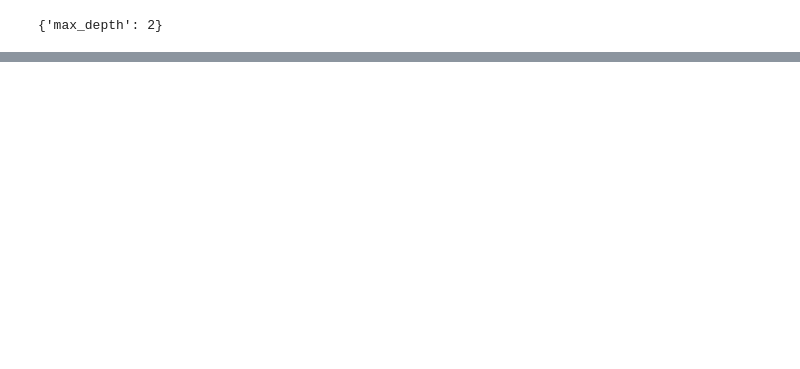
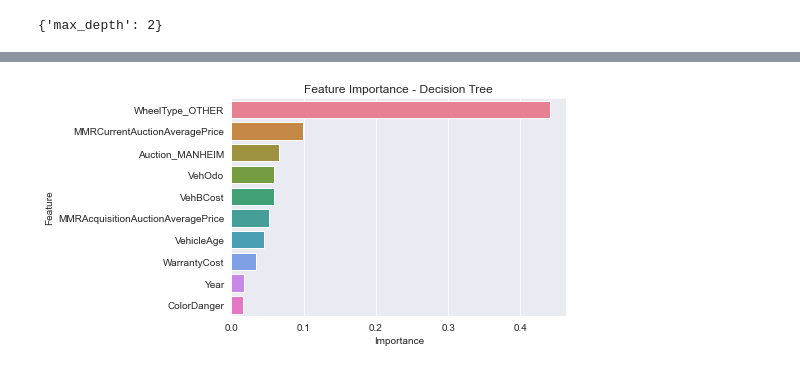
Before and after one commit to Koliber216/DontGetKicked-ML-Classification, a Jupyter notebook: model_notebooks/Decision_tree.ipynb, the cells around one changed output, grey strips where cells are left out. Drawn from its saved outputs; the diff is of its cells as text; code cells hidden in the pictures; blank space fills up the shorter version.

Commit message:
aktualizacje modeli

```diff
--- a/model_notebooks/Decision_tree.ipynb
+++ b/model_notebooks/Decision_tree.ipynb
@@ -109,10 +117,10 @@ roc_auc_continuous:    0.6971
 # %%
-from sklearn.model_selection import RandomizedSearchCV
-
 parameters = dict(max_depth=np.arange(25, 65, 3), min_samples_split=np.arange(2, 8),
                   min_samples_leaf=np.arange(1, 20, 2), max_features=np.arange(20, 150, 5))
 
-rand_search = RandomizedSearchCV(dct, scoring='accuracy', cv=3, return_train_score=True, param_distributions=parameters,n_iter=100, n_jobs=-1, random_state=42).fit(X_train, y_train)
+rand_search = RandomizedSearchCV(dct, scoring='precision', cv=3, return_train_score=True, param_distributions=parameters,n_iter=100, n_jobs=-1, random_state=42).fit(X_train, y_train)
+# %%
+best_dct = rand_search.best_estimator_
 # %%
 rand_search.best_params_
 # %% [output]
@@ -143,0 +176,6 @@ roc_auc_continuous:    0.6984
+# %%
+importance_df = pd.DataFrame({
+    'Feature': X_train.columns,
+    'Importance': best_dct.feature_importances_
+}).sort_values('Importance', ascending=False)
+importance_df.head(10)
@@ -143,0 +194,6 @@ roc_auc_continuous:    0.6984
+# %%
+plt.title('Feature Importance - Decision Tree')
+sns.barplot(data=importance_df.head(10),palette='husl',x='Importance', y='Feature')
+plt.show()
+# %% [output]
+[figure, added]
```
Also changed, not shown: parts of 17 cells of this notebook, 2 other files.
